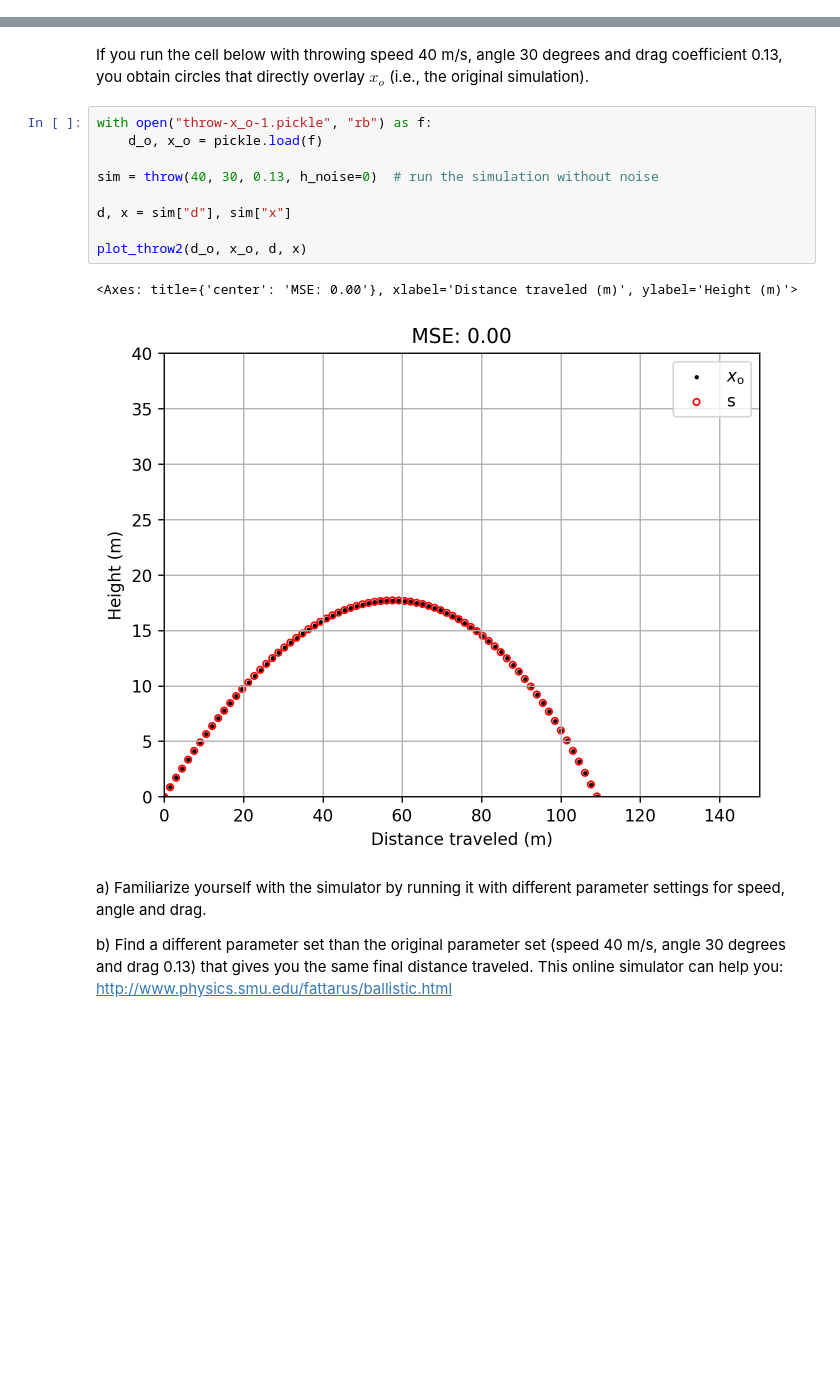
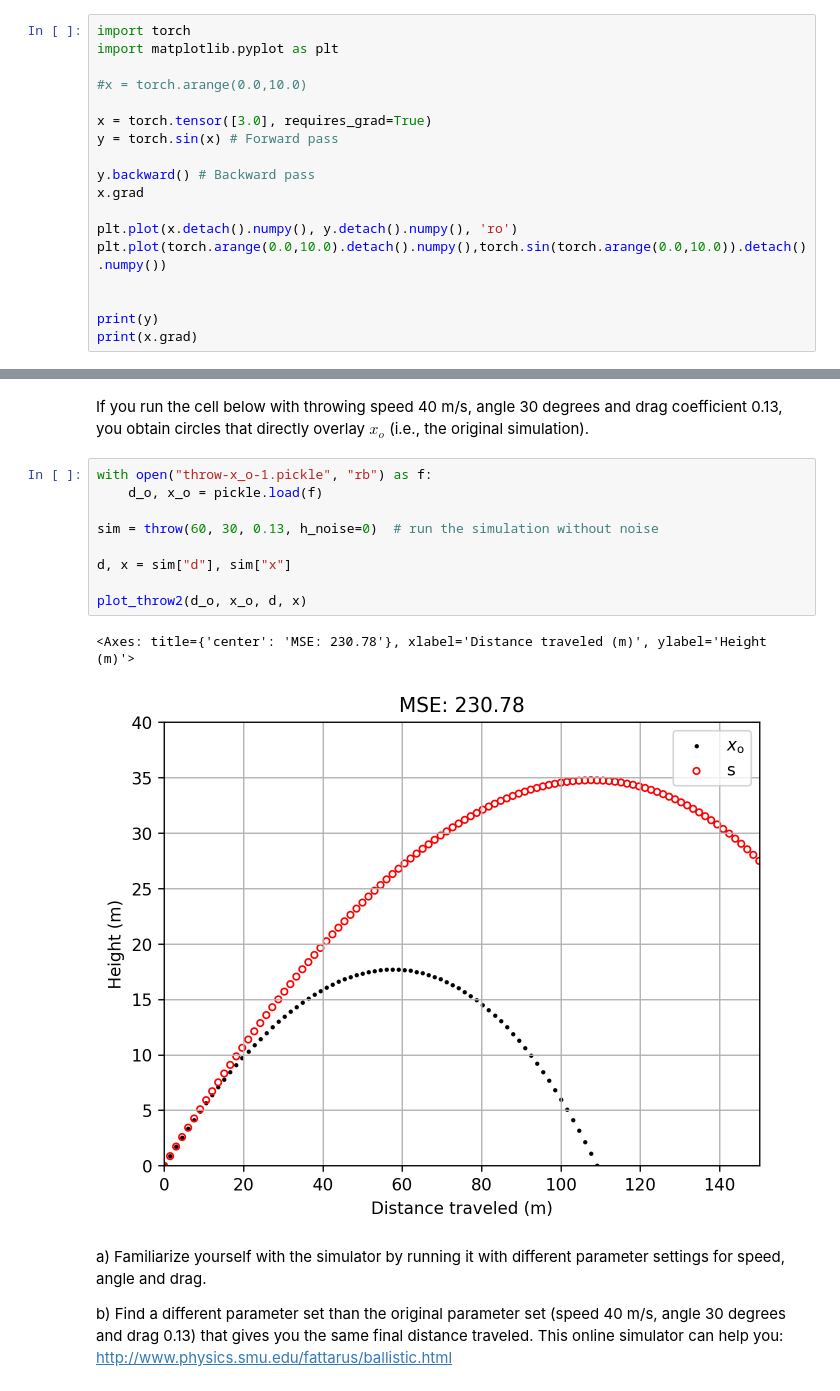
Before and after one commit to goncalab/2024_sbi_workshop, a Jupyter notebook: abc_tutorial/abc_tutorial.ipynb, the cells around one changed output, grey strips where cells are left out. Cells and saved outputs as stored; diff of their text form; blank space fills up the shorter version.

```diff
--- a/abc_tutorial/abc_tutorial.ipynb
+++ b/abc_tutorial/abc_tutorial.ipynb
@@ -0,0 +1,18 @@
+# %%
+import torch
+import matplotlib.pyplot as plt
+
+#x = torch.arange(0.0,10.0)
+
+x = torch.tensor([3.0], requires_grad=True)
+y = torch.sin(x) # Forward pass
+
+y.backward() # Backward pass
+x.grad
+
+plt.plot(x.detach().numpy(), y.detach().numpy(), 'ro')
+plt.plot(torch.arange(0.0,10.0).detach().numpy(),torch.sin(torch.arange(0.0,10.0)).detach().numpy())
+
+
+print(y)
+print(x.grad)
@@ -104,15 +126,15 @@ If you run the cell below with throwing speed 40 m/s, angle 30 degrees and drag
 # %%
 with open("throw-x_o-1.pickle", "rb") as f:
     d_o, x_o = pickle.load(f)
 
-sim = throw(40, 30, 0.13, h_noise=0)  # run the simulation without noise
+sim = throw(60, 30, 0.13, h_noise=0)  # run the simulation without noise
 
 d, x = sim["d"], sim["x"]
 
 plot_throw2(d_o, x_o, d, x)
 # %% [output]
-<Axes: title={'center': 'MSE: 0.00'}, xlabel='Distance traveled (m)', ylabel='Height (m)'>
+<Axes: title={'center': 'MSE: 230.78'}, xlabel='Distance traveled (m)', ylabel='Height (m)'>
-[figure, old version]
+[figure, new version]
 # %% [markdown]
 a) Familiarize yourself with the simulator by running it with different parameter settings for speed, angle and drag.
 
```
Also changed, not shown: parts of 6 cells of this notebook, 4 other files.
